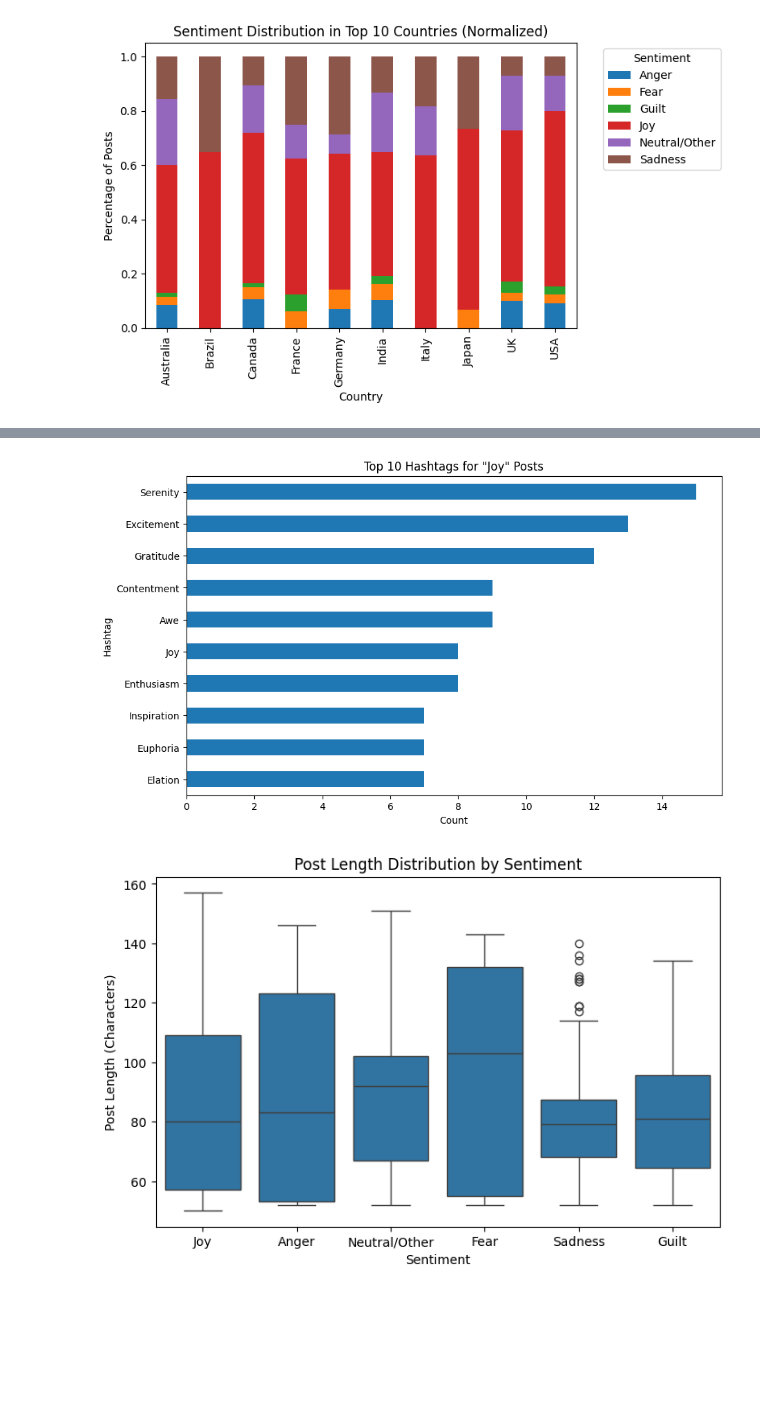
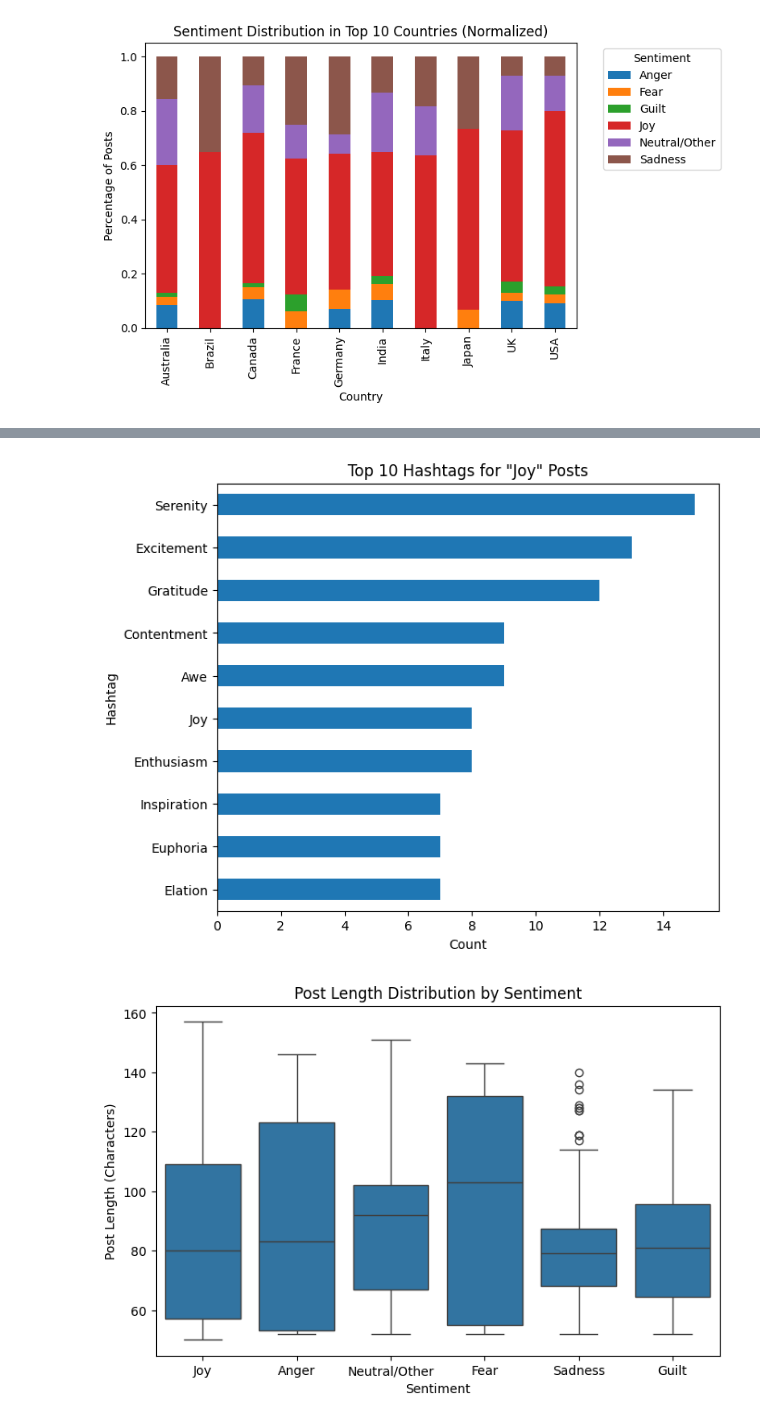
Before and after one commit to yaasamiiiin/Sentiment_Analysis_NYUDSFall2025, a Jupyter notebook: notebooks/01-data-loading-and-eda-yasamin.ipynb, the cells around one changed output, grey strips where cells are left out. Saved outputs shown, nothing was run; the diff lists cells and outputs as text; code cells hidden in the pictures; blank space fills up the shorter version.

```diff
--- a/notebooks/01-data-loading-and-eda-yasamin.ipynb
+++ b/notebooks/01-data-loading-and-eda-yasamin.ipynb
@@ -447,26 +485,26 @@ plt.show()
 # %%
 # 1. Filter for a sentiment and drop any missing hashtags
 joy_hashtags = df[df['Sentiment_Group'] == 'Joy']['Hashtags'].dropna()
 
 # 2. Split hashtags, 'explode' them into their own rows, and clean them
 all_hashtags = (
     joy_hashtags.str.split(r'#')  # Split by '#'
     .explode()                   # Put each hashtag on its own row
     .str.strip()                 # Remove whitespace
 )
 
 # 3. Filter out empty strings and get the top 10
 top_10_joy_hashtags = all_hashtags[all_hashtags != ''].value_counts().head(10)
 
 # 4. Plot the results
-plt.figure(figsize=(10, 6))
+plt.figure(figsize=(7, 6))
 top_10_joy_hashtags.sort_values(ascending=True).plot(kind='barh')
 plt.title('Top 10 Hashtags for "Joy" Posts')
 plt.xlabel('Count')
 plt.ylabel('Hashtag')
 plt.show()
 # %% [output]
-[figure, old version]
+[figure, new version]
 # %%
 # 1. Create a new column for the length of the 'Text'
 df['post_length'] = df['Text'].str.len()
```
Also changed, not shown: parts of 9 cells of this notebook.
